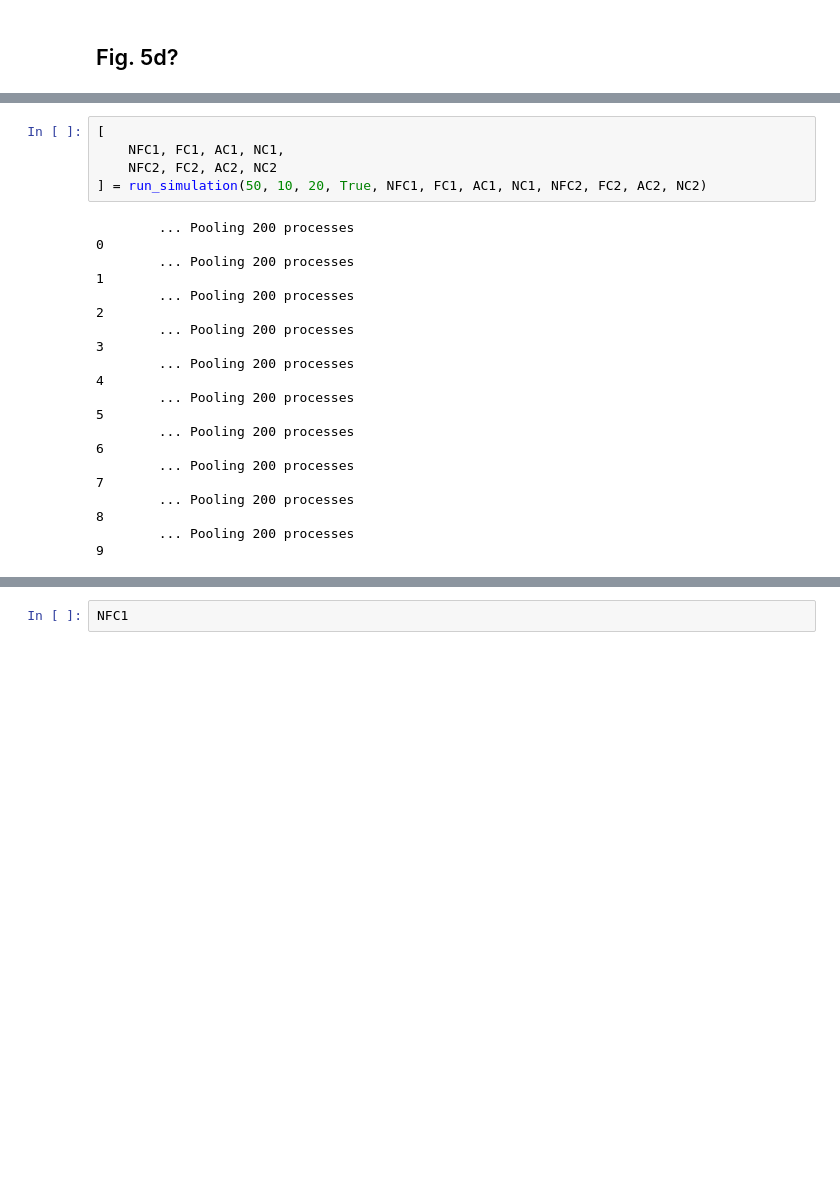
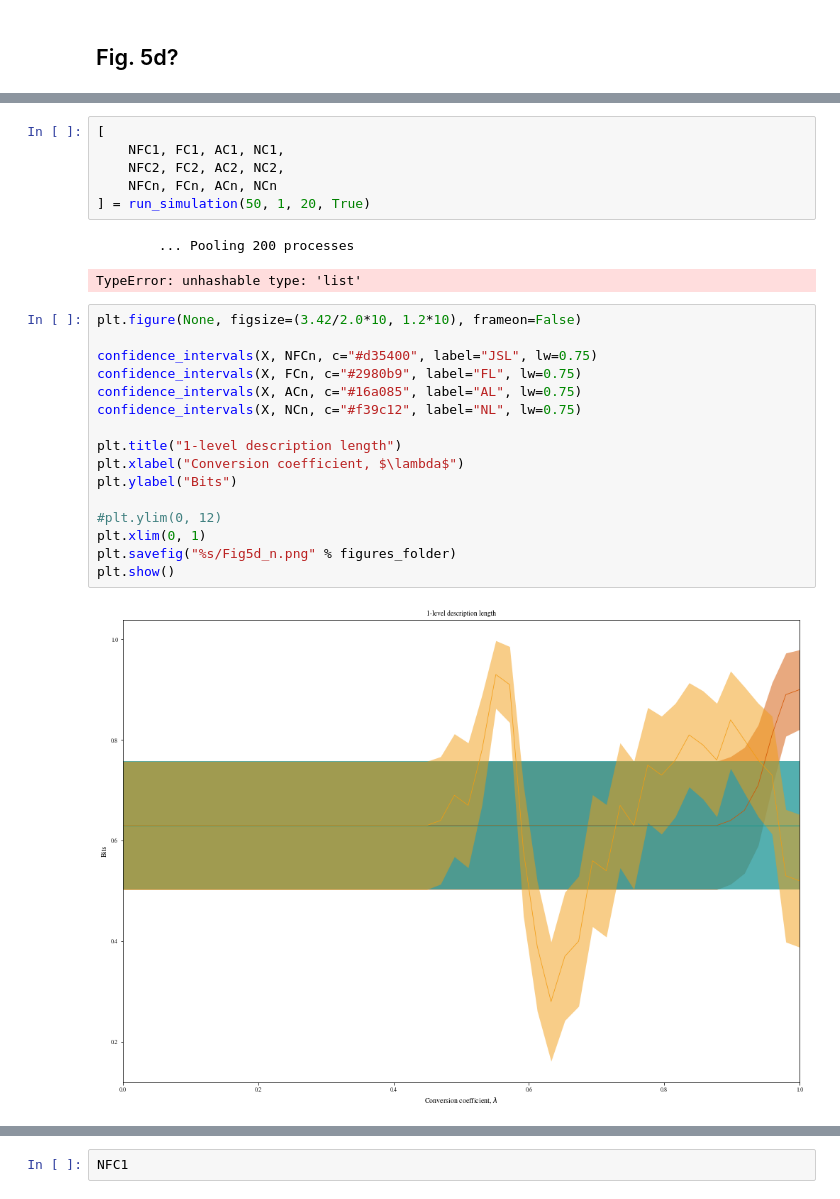
Before and after one commit to ulfaslak/git-github.com-ulfaslak-code-intermittent-communities_public, a Jupyter notebook: flow_persistence.ipynb, the cells around one changed output, grey strips where cells are left out. Saved outputs shown, nothing was run; the diff lists cells and outputs as text; blank space fills up the shorter version.

```diff
--- a/flow_persistence.ipynb
+++ b/flow_persistence.ipynb
@@ -468,29 +476,30 @@ def run_simulation(N_swap_iter, n_iter, n_procs, parallel, *args):
 # %%
 [
     NFC1, FC1, AC1, NC1,
-    NFC2, FC2, AC2, NC2
-] = run_simulation(50, 10, 20, True, NFC1, FC1, AC1, NC1, NFC2, FC2, AC2, NC2)
+    NFC2, FC2, AC2, NC2,
+    NFCn, FCn, ACn, NCn
+] = run_simulation(50, 1, 20, True)
 # %% [output]
         ... Pooling 200 processes
-0
-        ... Pooling 200 processes
-1
-        ... Pooling 200 processes
-2
-        ... Pooling 200 processes
-3
-        ... Pooling 200 processes
-4
-        ... Pooling 200 processes
-5
-        ... Pooling 200 processes
-6
-        ... Pooling 200 processes
-7
-        ... Pooling 200 processes
-8
-        ... Pooling 200 processes
-9
+TypeError: unhashable type: 'list'
+# %%
+plt.figure(None, figsize=(3.42/2.0*10, 1.2*10), frameon=False)
+
+confidence_intervals(X, NFCn, c="#d35400", label="JSL", lw=0.75)
+confidence_intervals(X, FCn, c="#2980b9", label="FL", lw=0.75)
+confidence_intervals(X, ACn, c="#16a085", label="AL", lw=0.75)
+confidence_intervals(X, NCn, c="#f39c12", label="NL", lw=0.75)
+
+plt.title("1-level description length")
+plt.xlabel("Conversion coefficient, $\lambda$")
+plt.ylabel("Bits")
+
+#plt.ylim(0, 12)
+plt.xlim(0, 1)
+plt.savefig("%s/Fig5d_n.png" % figures_folder)
+plt.show()
+# %% [output]
+[figure, added]
 # %%
 plt.figure(None, figsize=(3.42/2.0, 1.2), frameon=False)
 
```
Also changed, not shown: parts of 5 cells of this notebook, 1 other file.
